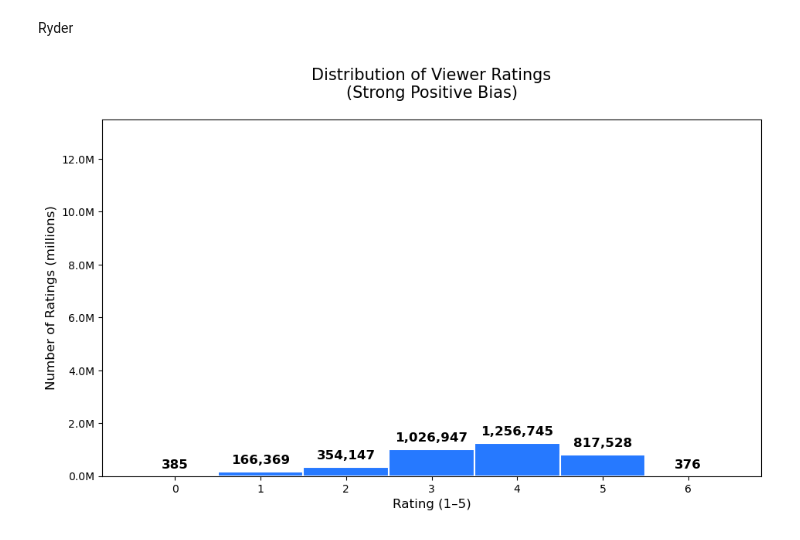
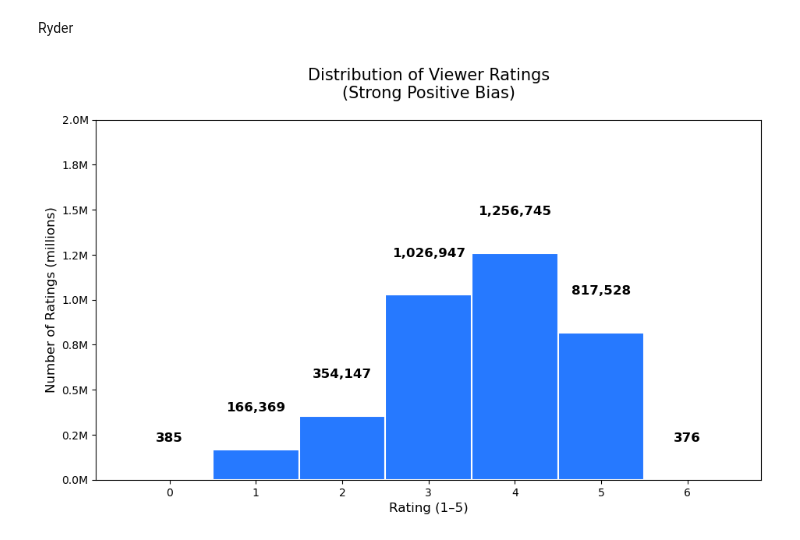
Before and after one commit to MookingSpooker/ROM_AD_Project_321481, a Jupyter notebook: main.ipynb, the cells around one changed output. Cells and saved outputs as stored; diff of their text form; code cells hidden in the pictures.

Commit message:
tweaked the y axis on plot
ryders plot dropped it down to 2 mil on the y axis

```diff
--- a/main.ipynb
+++ b/main.ipynb
@@ -605,34 +595,34 @@ ax = sns.histplot(
     data=dfs['viewer_ratings'],
     x='rating',
     bins=5,
     discrete=True, #tells seaborn to treat x as integer values
     color="#0062ff",
     edgecolor='white',
     alpha=0.85,  #transparency
     linewidth=1.5
 )
 
 # Add exact counts on top of each bar
 for rect in ax.patches:
     height = rect.get_height()
     ax.text(
         rect.get_x() + rect.get_width()/2.,
         height + 200_000,                    # a bit above the bar
         f'{int(height):,}',                  # adds commas: 12,345,678
         ha='center', va='bottom', fontsize=12, fontweight='bold'
     )
 
 # Clean y-axis
 plt.ylabel('Number of Ratings (millions)', fontsize=12)
 plt.gca().yaxis.set_major_formatter(plt.FuncFormatter(lambda x, _: f'{x/1e6:.1f}M'))
 
 plt.title('Distribution of Viewer Ratings\n(Strong Positive Bias)',
           fontsize=15, pad=20)
 plt.xlabel('Rating (1–5)', fontsize=12)
 plt.xticks(range(0, 7))
-plt.ylim(0, 13_500_000)
+plt.ylim(0, 2_000_000)
 plt.show()
 # %% [output]
-[figure, old version]
+[figure, new version]
 # %%
 #test code block to commit
```
Also changed, not shown: parts of 2 cells of this notebook.
